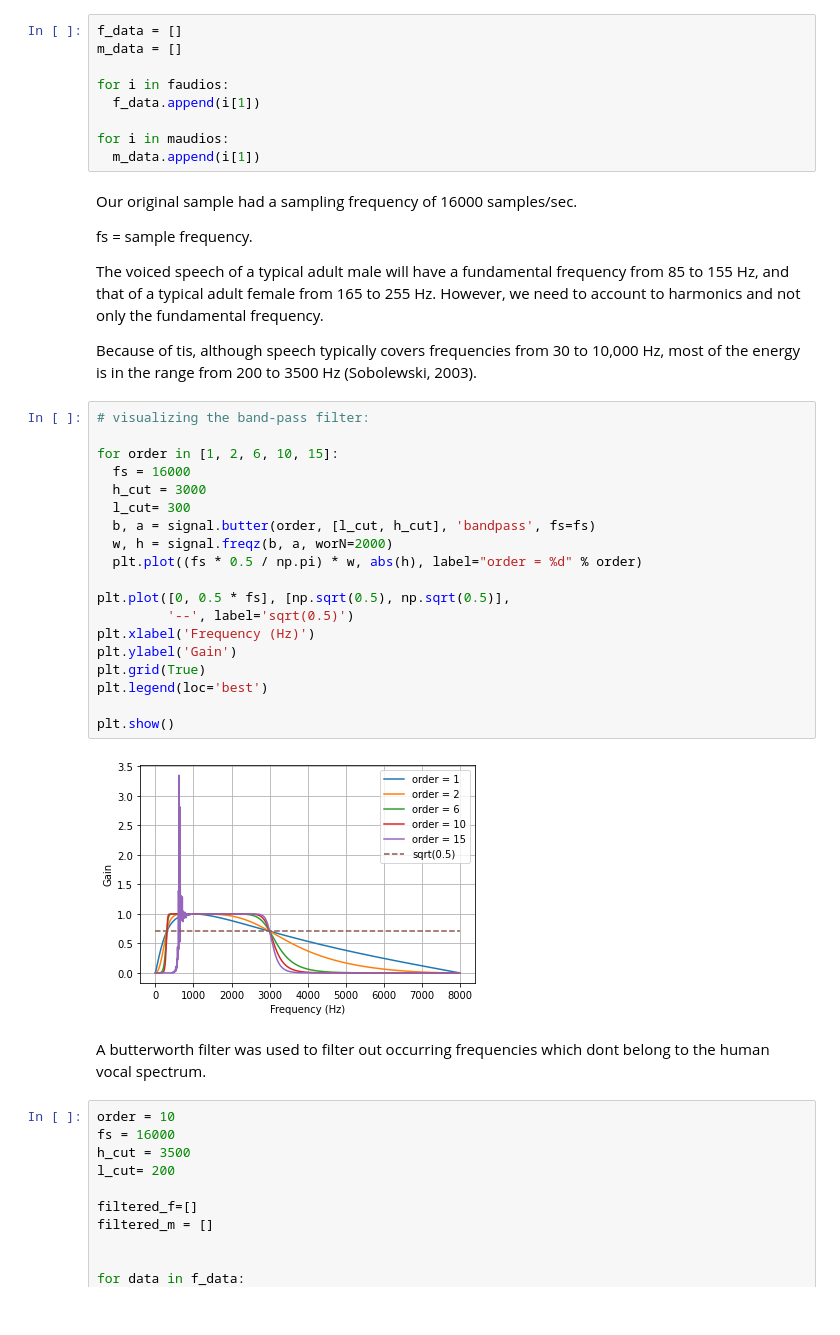
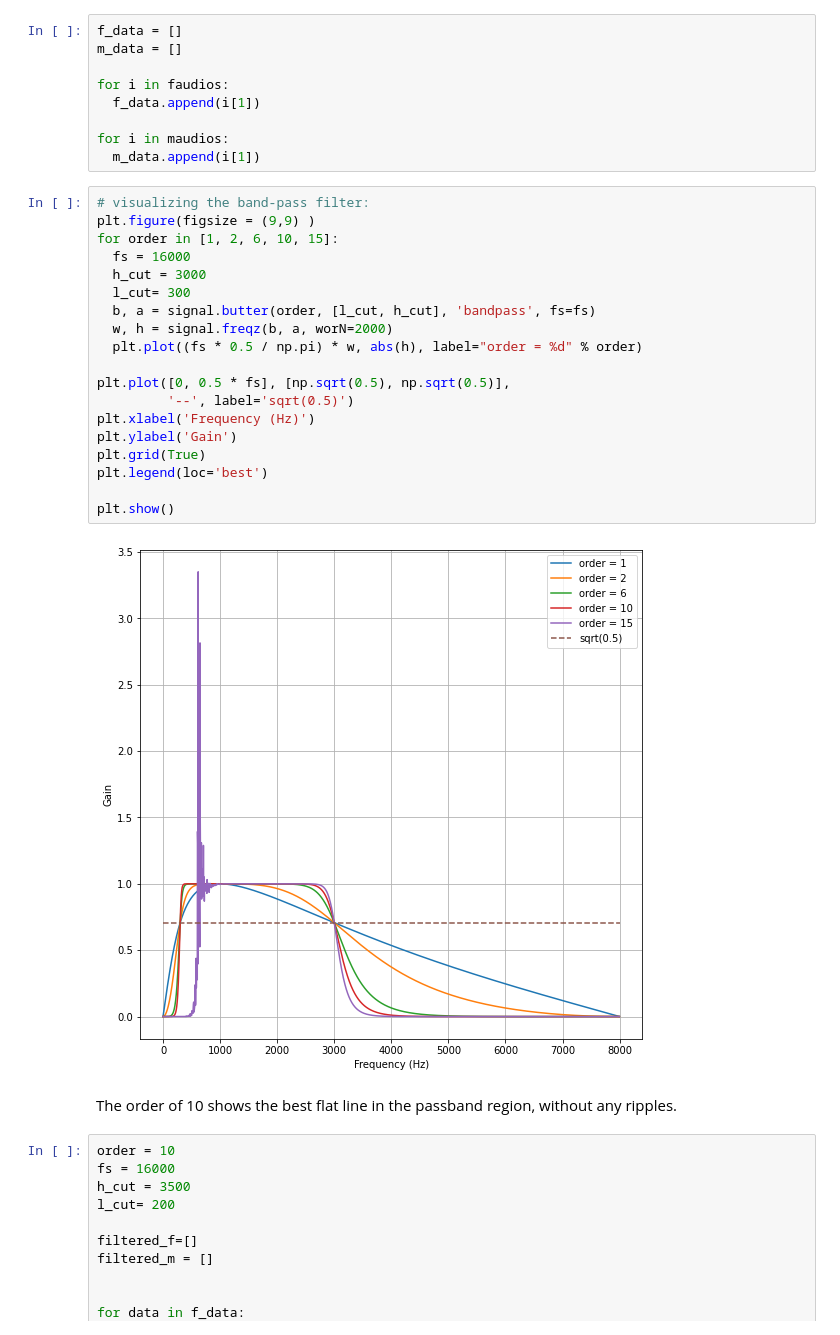
Before and after one commit to crdsteixeira/SP_project, a Jupyter notebook: signal_processing_catia.ipynb, the cells around one changed output. Drawn from its saved outputs; the diff is of its cells as text.

```diff
--- a/signal_processing_catia.ipynb
+++ b/signal_processing_catia.ipynb
@@ -81,38 +176,29 @@ for i in faudios:
 
 for i in maudios:
   m_data.append(i[1])
-# %% [markdown]
-Our original sample had a sampling frequency of 16000 samples/sec.
-
-fs = sample frequency.
-
-The voiced speech of a typical adult male will have a fundamental frequency from 85 to 155 Hz, and that of a typical adult female from 165 to 255 Hz.
-However, we need to account to harmonics and not only the fundamental frequency.
-
-Because of tis, although speech typically covers frequencies from 30 to 10,000 Hz, most of the energy is in the range from 200 to 3500 Hz (Sobolewski, 2003).
 # %%
 # visualizing the band-pass filter:
-
+plt.figure(figsize = (9,9) )
 for order in [1, 2, 6, 10, 15]:
   fs = 16000
   h_cut = 3000
   l_cut= 300
   b, a = signal.butter(order, [l_cut, h_cut], 'bandpass', fs=fs)
   w, h = signal.freqz(b, a, worN=2000)
   plt.plot((fs * 0.5 / np.pi) * w, abs(h), label="order = %d" % order)
 
 plt.plot([0, 0.5 * fs], [np.sqrt(0.5), np.sqrt(0.5)],
          '--', label='sqrt(0.5)')
 plt.xlabel('Frequency (Hz)')
 plt.ylabel('Gain')
 plt.grid(True)
 plt.legend(loc='best')
 
 plt.show()
 # %% [output]
-[figure, old version]
+[figure, new version]
-# %% [markdown]
-A butterworth filter was used to filter out occurring frequencies which dont belong to the human vocal spectrum.
+# %% [markdown]
+The order of 10 shows the best flat line in the passband region, without any ripples.
 # %%
 order = 10
 fs = 16000
```
Also changed, not shown: parts of 42 cells of this notebook.
